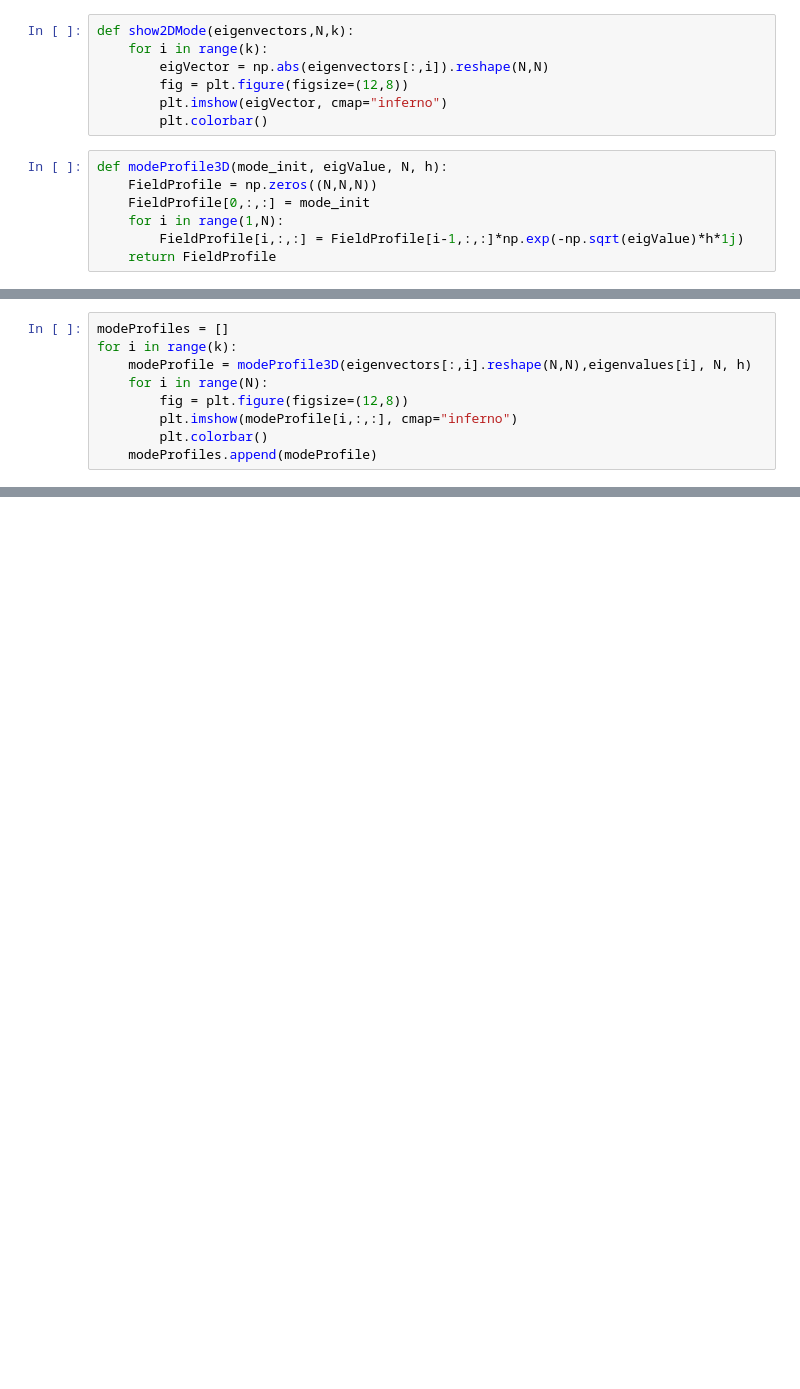
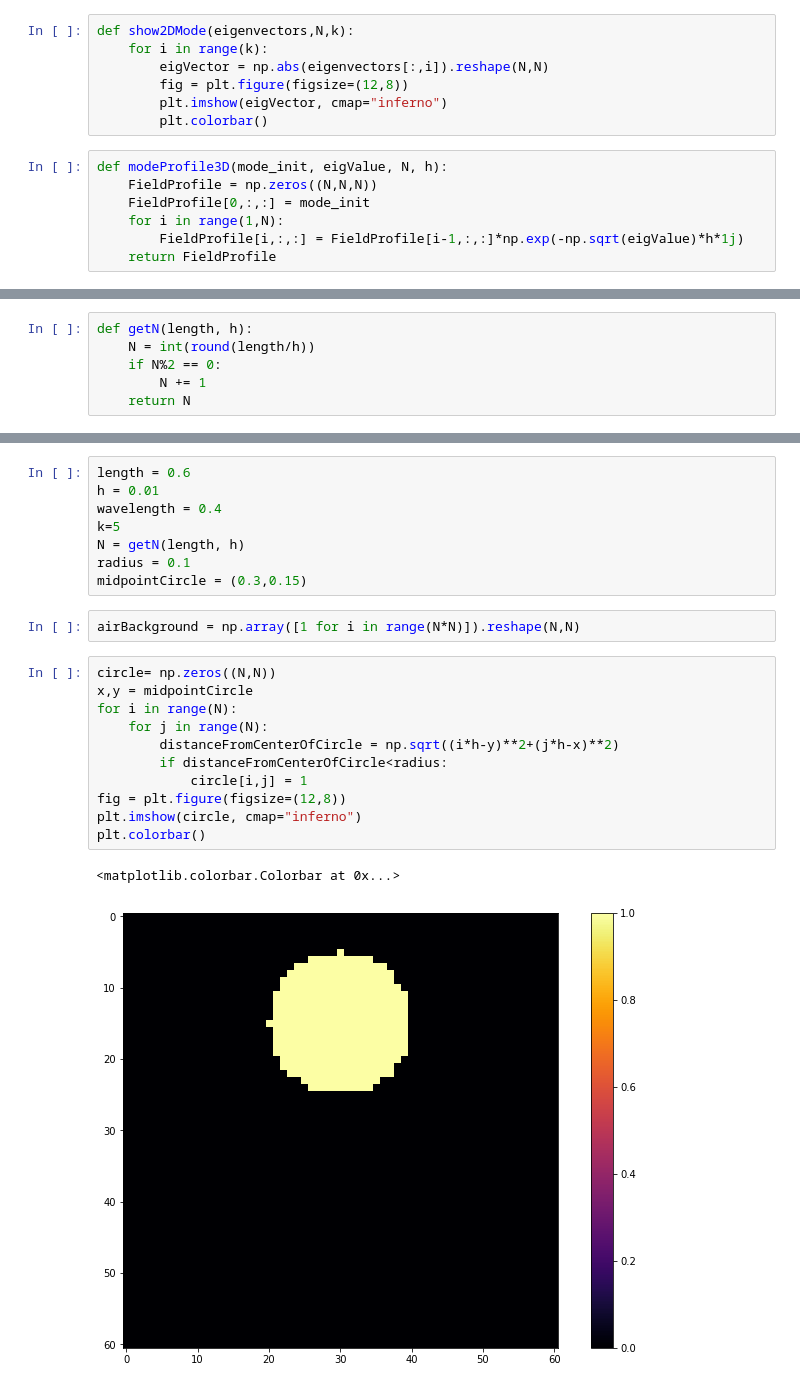
Before and after one commit to CODGI/Computational-Photonics, a Jupyter notebook: 2D-Modesolver.ipynb, the cells around one changed output, grey strips where cells are left out. Cells and saved outputs as stored; diff of their text form; blank space fills up the shorter version.

```diff
--- a/2D-Modesolver.ipynb
+++ b/2D-Modesolver.ipynb
@@ -48 +67,7 @@ def modeProfile3D(mode_init, eigValue, N, h):
+# %%
+def getN(length, h):
+    N = int(round(length/h))
+    if N%2 == 0:
+        N += 1
+    return N
 # %%
@@ -64,9 +80,0 @@ eigenvalues, eigenvectors = eigenValuesAndVectors(modeMatrix,k)
-# %%
-modeProfiles = []
-for i in range(k):
-    modeProfile = modeProfile3D(eigenvectors[:,i].reshape(N,N),eigenvalues[i], N, h)
-    for i in range(N):
-        fig = plt.figure(figsize=(12,8))
-        plt.imshow(modeProfile[i,:,:], cmap="inferno")
-        plt.colorbar()
-    modeProfiles.append(modeProfile)
@@ -86,0 +81,24 @@ for i in range(k):
+# %%
+length = 0.6
+h = 0.01
+wavelength = 0.4
+k=5
+N = getN(length, h)
+radius = 0.1
+midpointCircle = (0.3,0.15)
+# %%
+airBackground = np.array([1 for i in range(N*N)]).reshape(N,N)
+# %%
+circle= np.zeros((N,N))
+x,y = midpointCircle
+for i in range(N):
+    for j in range(N):
+        distanceFromCenterOfCircle = np.sqrt((i*h-y)**2+(j*h-x)**2)
+        if distanceFromCenterOfCircle<radius:
+            circle[i,j] = 1
+fig = plt.figure(figsize=(12,8))
+plt.imshow(circle, cmap="inferno")
+plt.colorbar()
+# %% [output]
+<matplotlib.colorbar.Colorbar at 0x...>
+[figure, added]
```
Also changed, not shown: parts of 14 cells of this notebook, 1 other file.
